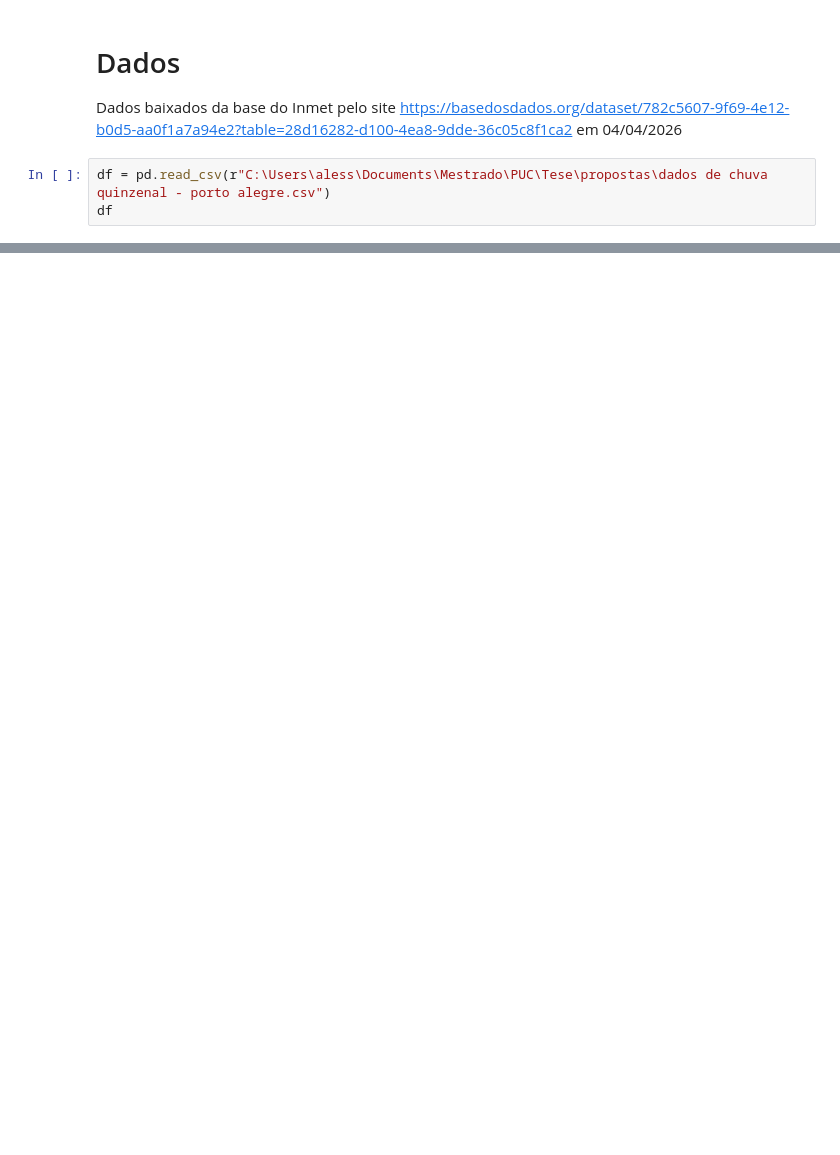
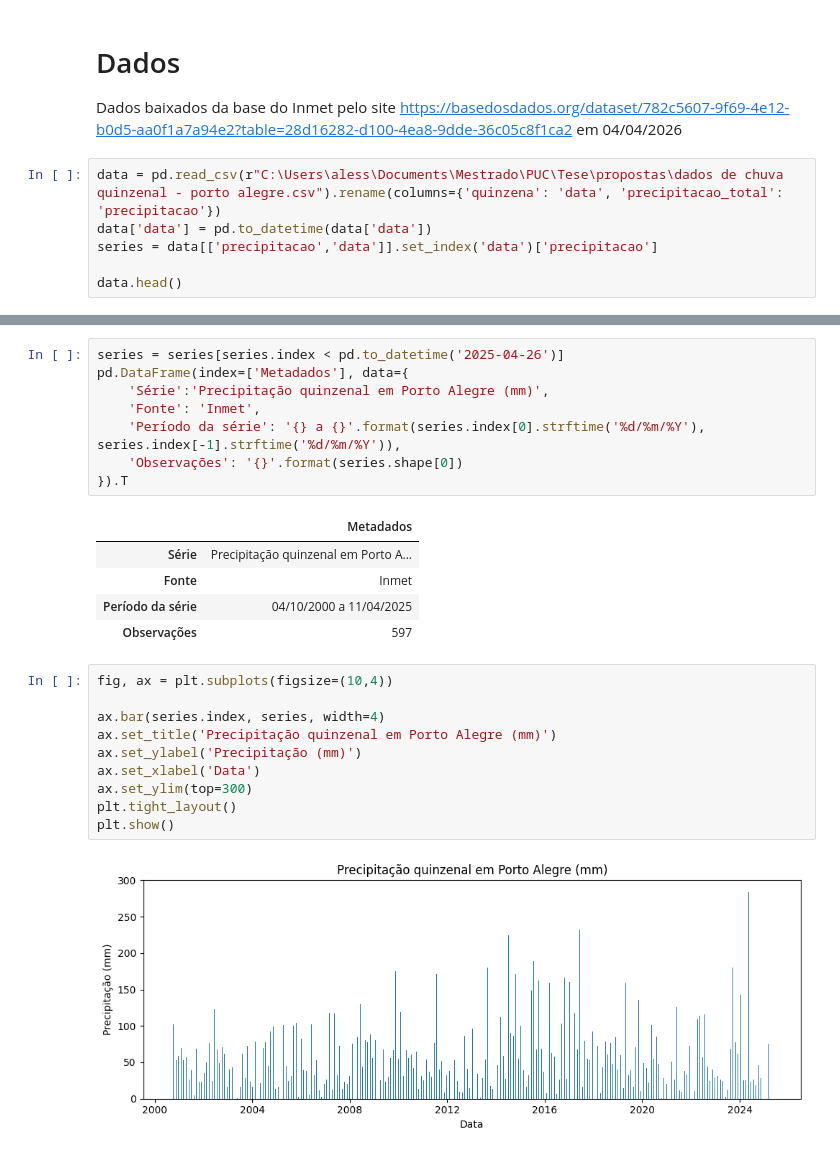
Before and after one commit to asdmalizia/masters, a Jupyter notebook: Estudo orientado/TVE para precipitação.ipynb, the cells around one changed output, grey strips where cells are left out. Drawn from its saved outputs; the diff is of its cells as text; blank space fills up the shorter version.

Commit message:
atualização de estudo de chuvas do EO

```diff
--- a/Estudo orientado/TVE para precipitação.ipynb
+++ b/Estudo orientado/TVE para precipitação.ipynb
@@ -24,5 +26,8 @@ rng = np.random.default_rng(seed=4)
 # Dados
 Dados baixados da base do Inmet pelo site https://basedosdados.org/dataset/782c5607-9f69-4e12-b0d5-aa0f1a7a94e2?table=28d16282-d100-4ea8-9dde-36c05c8f1ca2 em 04/04/2026
 # %%
-df = pd.read_csv(r"C:\Users\aless\Documents\Mestrado\PUC\Tese\propostas\dados de chuva quinzenal - porto alegre.csv")
-df
+data = pd.read_csv(r"C:\Users\aless\Documents\Mestrado\PUC\Tese\propostas\dados de chuva quinzenal - porto alegre.csv").rename(columns={'quinzena': 'data', 'precipitacao_total': 'precipitacao'})
+data['data'] = pd.to_datetime(data['data'])
+series = data[['precipitacao','data']].set_index('data')['precipitacao']
+
+data.head()
@@ -28,0 +56,26 @@ df
+# %%
+series = series[series.index < pd.to_datetime('2025-04-26')]
+pd.DataFrame(index=['Metadados'], data={
+    'Série':'Precipitação quinzenal em Porto Alegre (mm)',
+    'Fonte': 'Inmet',
+    'Período da série': '{} a {}'.format(series.index[0].strftime('%d/%m/%Y'), series.index[-1].strftime('%d/%m/%Y')),
+    'Observações': '{}'.format(series.shape[0])
+}).T
+# %% [output]
+|  | Metadados |
+| Série | Precipitação quinzenal em Porto A... |
+| Fonte | Inmet |
+| Período da série | 04/10/2000 a 11/04/2025 |
+| Observações | 597 |
+# %%
+fig, ax = plt.subplots(figsize=(10,4))
+
+ax.bar(series.index, series, width=4)
+ax.set_title('Precipitação quinzenal em Porto Alegre (mm)')
+ax.set_ylabel('Precipitação (mm)')
+ax.set_xlabel('Data')
+ax.set_ylim(top=300)
+plt.tight_layout()
+plt.show()
+# %% [output]
+[figure, added]
```
Also changed, not shown: parts of 22 cells of this notebook.
